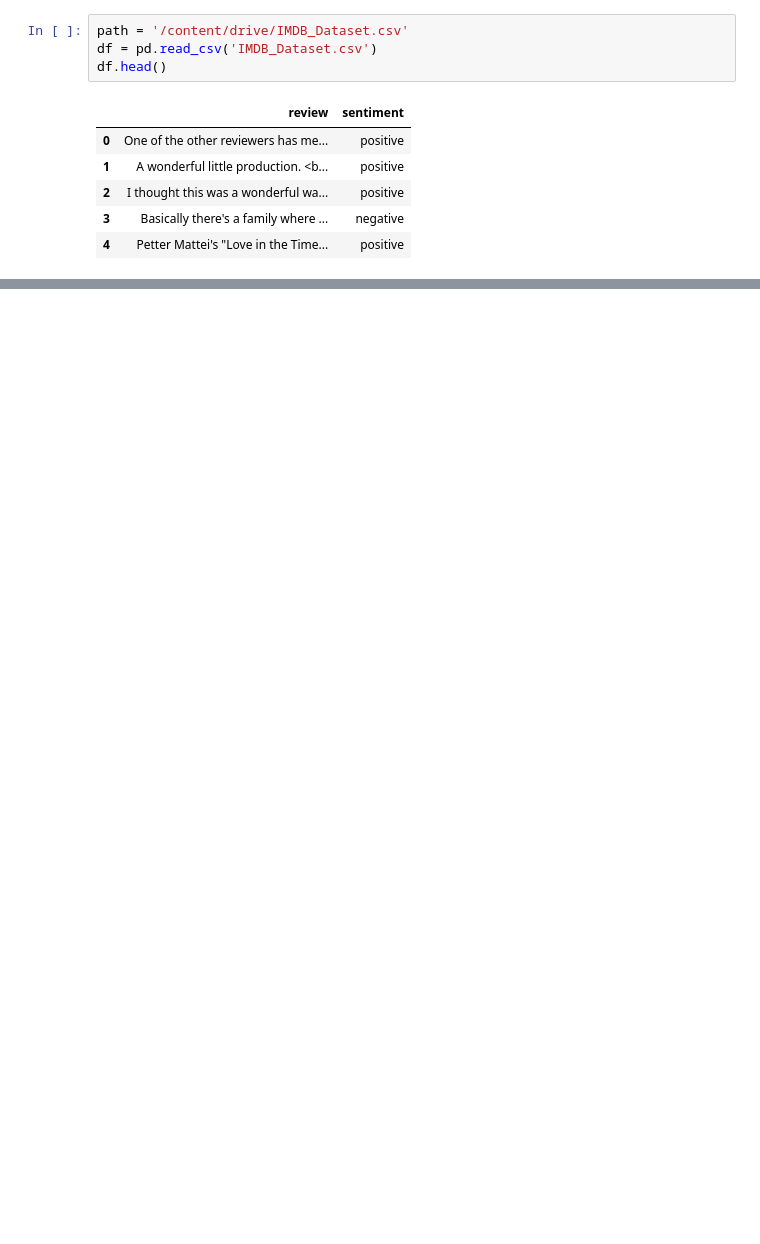
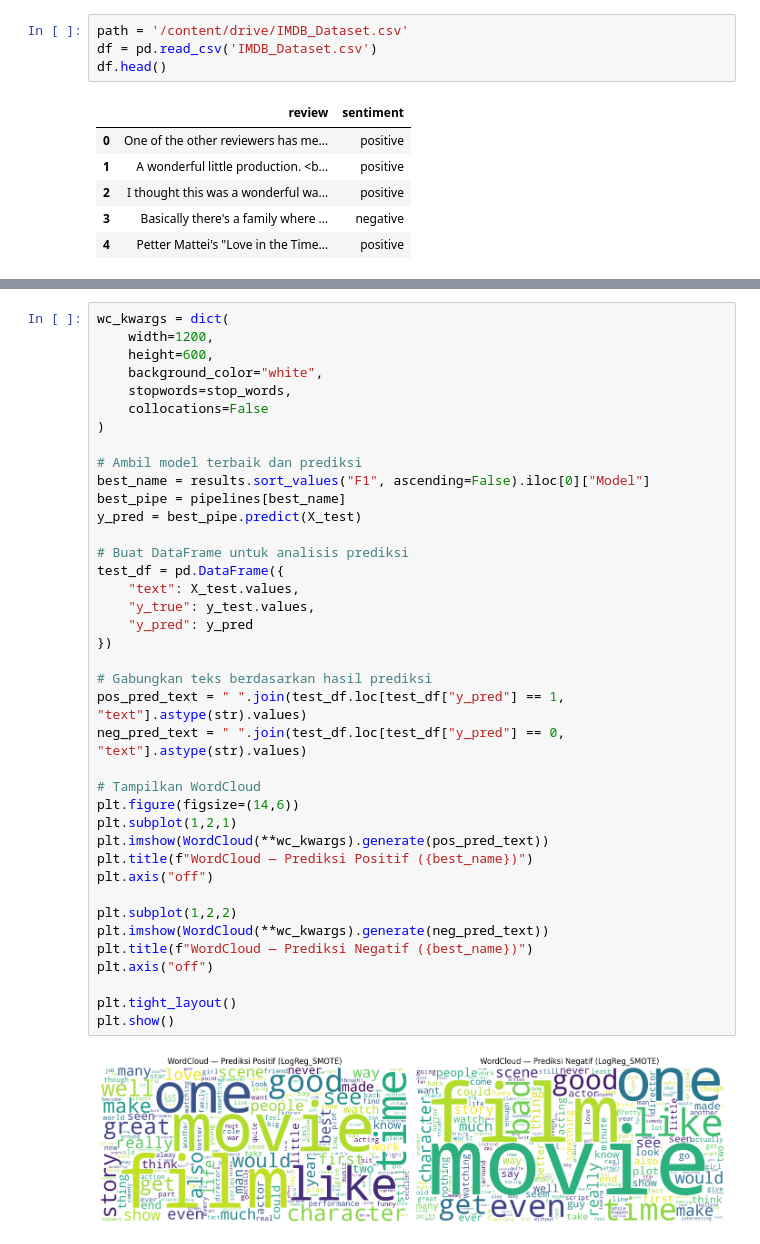
Before and after one commit to fauzinurfalah/SentimentIMDB, a Jupyter notebook: KEL3_DATA_MINING.ipynb, the cells around one changed output, grey strips where cells are left out. Saved outputs shown, nothing was run; the diff lists cells and outputs as text; blank space fills up the shorter version.

```diff
--- a/KEL3_DATA_MINING.ipynb
+++ b/KEL3_DATA_MINING.ipynb
@@ -197,0 +196,41 @@ plt.show()
+# %%
+wc_kwargs = dict(
+    width=1200,
+    height=600,
+    background_color="white",
+    stopwords=stop_words,
+    collocations=False
+)
+
+# Ambil model terbaik dan prediksi
+best_name = results.sort_values("F1", ascending=False).iloc[0]["Model"]
+best_pipe = pipelines[best_name]
+y_pred = best_pipe.predict(X_test)
+
+# Buat DataFrame untuk analisis prediksi
+test_df = pd.DataFrame({
+    "text": X_test.values,
+    "y_true": y_test.values,
+    "y_pred": y_pred
+})
+
+# Gabungkan teks berdasarkan hasil prediksi
+pos_pred_text = " ".join(test_df.loc[test_df["y_pred"] == 1, "text"].astype(str).values)
+neg_pred_text = " ".join(test_df.loc[test_df["y_pred"] == 0, "text"].astype(str).values)
+
+# Tampilkan WordCloud
+plt.figure(figsize=(14,6))
+plt.subplot(1,2,1)
+plt.imshow(WordCloud(**wc_kwargs).generate(pos_pred_text))
+plt.title(f"WordCloud — Prediksi Positif ({best_name})")
+plt.axis("off")
+
+plt.subplot(1,2,2)
+plt.imshow(WordCloud(**wc_kwargs).generate(neg_pred_text))
+plt.title(f"WordCloud — Prediksi Negatif ({best_name})")
+plt.axis("off")
+
+plt.tight_layout()
+plt.show()
+# %% [output]
+[figure, added]
```
Also changed, not shown: parts of 17 cells of this notebook.
